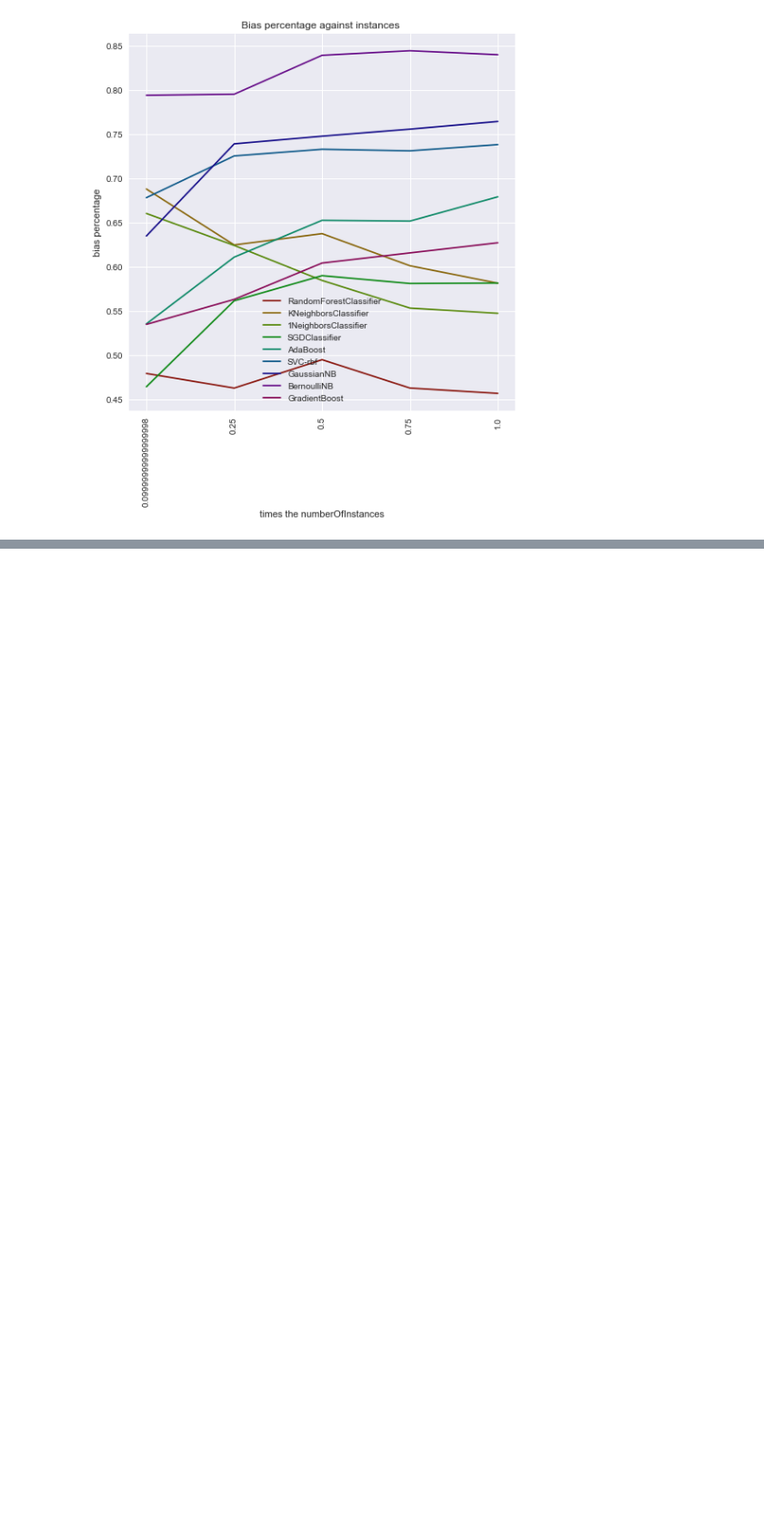
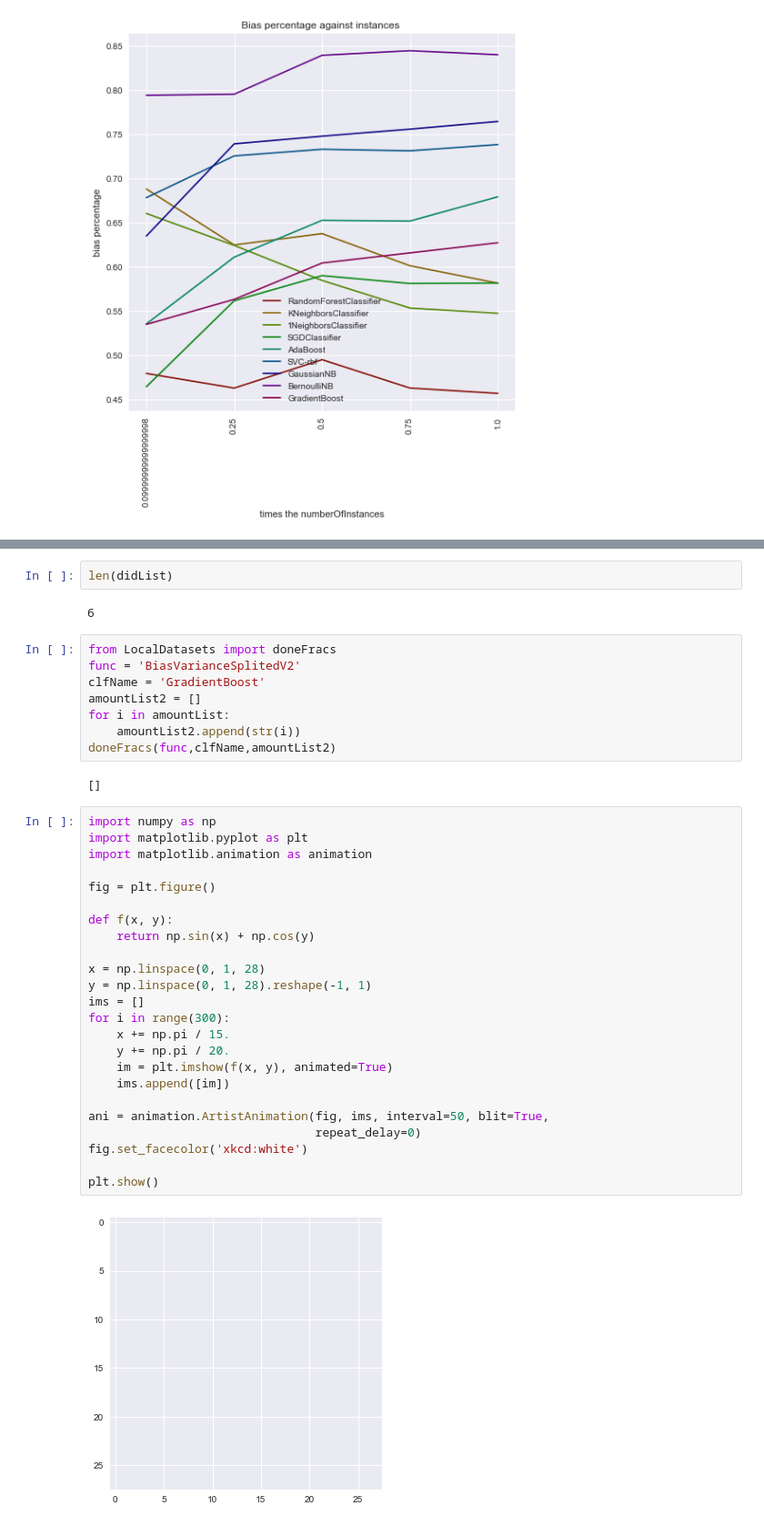
Before and after one commit to lieeuwos/Primitive_annotations, a Jupyter notebook: Bias-variance.ipynb, the cells around one changed output, grey strips where cells are left out. Shown: that part at 91% size. Cells and saved outputs as stored; diff of their text form; blank space fills up the shorter version.

```diff
--- a/Bias-variance.ipynb
+++ b/Bias-variance.ipynb
@@ -83,0 +124,40 @@ plt.show()
+# %%
+len(didList)
+# %% [output]
+6
+# %%
+from LocalDatasets import doneFracs
+func = 'BiasVarianceSplitedV2'
+clfName = 'GradientBoost'
+amountList2 = []
+for i in amountList:
+    amountList2.append(str(i))
+doneFracs(func,clfName,amountList2)
+# %% [output]
+[]
+# %%
+import numpy as np
+import matplotlib.pyplot as plt
+import matplotlib.animation as animation
+
+fig = plt.figure()
+
+def f(x, y):
+    return np.sin(x) + np.cos(y)
+
+x = np.linspace(0, 1, 28)
+y = np.linspace(0, 1, 28).reshape(-1, 1)
+ims = []
+for i in range(300):
+    x += np.pi / 15.
+    y += np.pi / 20.
+    im = plt.imshow(f(x, y), animated=True)
+    ims.append([im])
+
+ani = animation.ArtistAnimation(fig, ims, interval=50, blit=True,
+                                repeat_delay=0)
+fig.set_facecolor('xkcd:white')
+
+plt.show()
+# %% [output]
+[figure, added]
```
Also changed, not shown: parts of 2 cells of this notebook, 4 other files.
